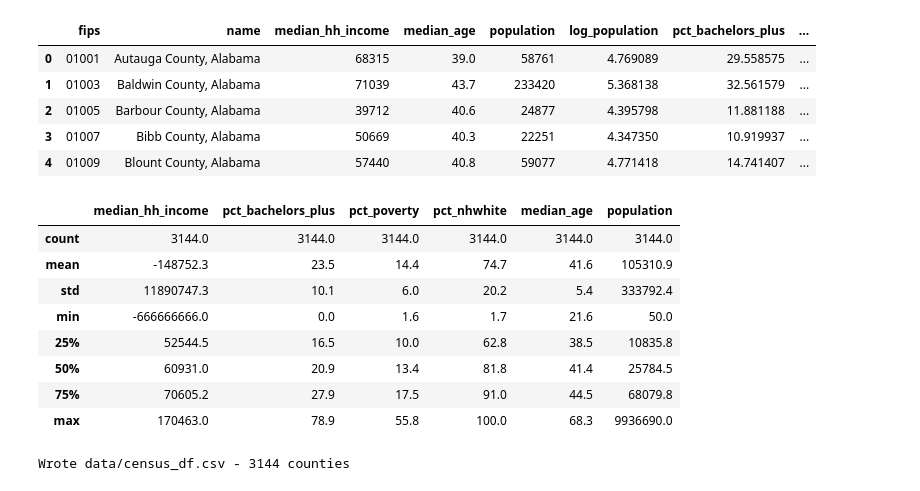
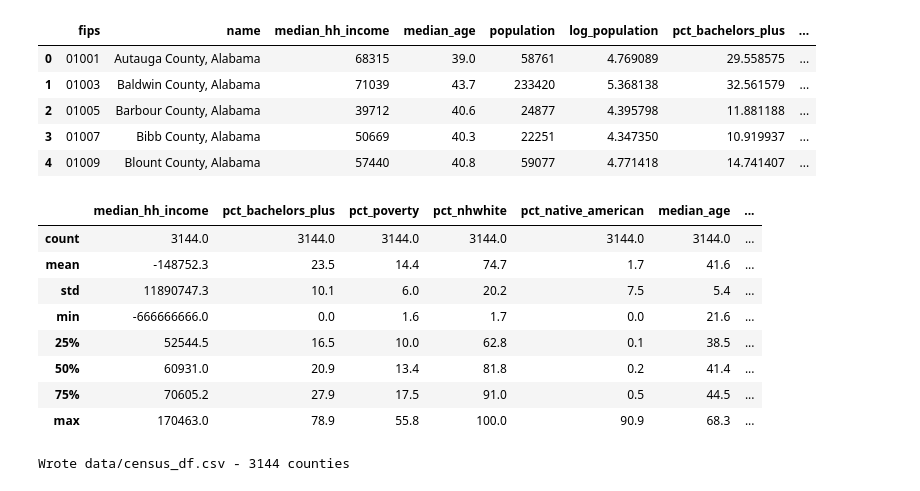
Before and after one commit to DagmarRoth/Mortality-Regression, a Jupyter notebook: 3-download-census-data.ipynb, the cells around one changed output. Cells and saved outputs as stored; diff of their text form; code cells hidden in the pictures.

```diff
--- a/3-download-census-data.ipynb
+++ b/3-download-census-data.ipynb
@@ -25,9 +25,16 @@ Key loaded: 71e9a3...a77d
 # %%
+import os
+from dotenv import load_dotenv
+load_dotenv()
+KEY = os.getenv('CENSUS_API_KEY')
+if not KEY:
+    raise ValueError('CENSUS_API_KEY not found — make sure .env exists with CENSUS_API_KEY=...')
+
 VARS = [
     'B19013_001E',                                              # median HH income
     'B15003_001E','B15003_022E','B15003_023E','B15003_024E','B15003_025E',  # education
     'B17001_001E','B17001_002E',                                # poverty
-    'B03002_001E','B03002_003E',                                # race (NH white)
+    'B03002_001E','B03002_003E','B03002_005E',                  # race (NH white, NH Native American)
     'B01002_001E',                                              # median age
     'B01003_001E',                                              # total population
 ]
@@ -69,12 +76,12 @@ raw.head()
 ### Compute derived percentages
 # %%
 census = pd.DataFrame()
-census['fips'] = raw['fips']
-census['name'] = raw['NAME']
-census['median_hh_income']     = raw['B19013_001E']
-census['median_age']           = raw['B01002_001E']
-census['population']           = raw['B01003_001E']
-census['log_population']       = np.log10(raw['B01003_001E'].clip(lower=1))
+census['fips']                = raw['fips']
+census['name']                = raw['NAME']
+census['median_hh_income']    = raw['B19013_001E']
+census['median_age']          = raw['B01002_001E']
+census['population']          = raw['B01003_001E']
+census['log_population']      = np.log10(raw['B01003_001E'].clip(lower=1))
 
 # % bachelor's or higher (of pop 25+)
 census['pct_bachelors_plus'] = (
@@ -82,9 +89,11 @@ census['pct_bachelors_plus'] = (
     / raw['B15003_001E'] * 100
 )
 # % below poverty
-census['pct_poverty'] = raw['B17001_002E'] / raw['B17001_001E'] * 100
+census['pct_poverty']         = raw['B17001_002E'] / raw['B17001_001E'] * 100
 # % non-Hispanic white
-census['pct_nhwhite'] = raw['B03002_003E'] / raw['B03002_001E'] * 100
+census['pct_nhwhite']         = raw['B03002_003E'] / raw['B03002_001E'] * 100
+# % non-Hispanic American Indian and Alaska Native
+census['pct_native_american'] = raw['B03002_005E'] / raw['B03002_001E'] * 100
 
 # Drop Puerto Rico (state FIPS 72) - CHR data is 50 states + DC only
 census = census[~census['fips'].str.startswith('72')].reset_index(drop=True)
@@ -100,18 +109,19 @@ Census rows after dropping PR: 3144
 | 4 | 01009 | Blount County, Alabama | 57440 | 40.8 | 59077 | 4.771418 | 14.741407 | ... |
 # %%
 # Sanity-check distributions
-summary_cols = ['median_hh_income','pct_bachelors_plus','pct_poverty','pct_nhwhite','median_age','population']
+summary_cols = ['median_hh_income','pct_bachelors_plus','pct_poverty',
+                'pct_nhwhite','pct_native_american','median_age','population']
 census[summary_cols].describe().round(1)
 # %% [output]
-|  | median_hh_income | pct_bachelors_plus | pct_poverty | pct_nhwhite | median_age | population |
-| count | 3144.0 | 3144.0 | 3144.0 | 3144.0 | 3144.0 | 3144.0 |
-| mean | -148752.3 | 23.5 | 14.4 | 74.7 | 41.6 | 105310.9 |
-| std | 11890747.3 | 10.1 | 6.0 | 20.2 | 5.4 | 333792.4 |
-| min | -666666666.0 | 0.0 | 1.6 | 1.7 | 21.6 | 50.0 |
-| 25% | 52544.5 | 16.5 | 10.0 | 62.8 | 38.5 | 10835.8 |
-| 50% | 60931.0 | 20.9 | 13.4 | 81.8 | 41.4 | 25784.5 |
-| 75% | 70605.2 | 27.9 | 17.5 | 91.0 | 44.5 | 68079.8 |
-| max | 170463.0 | 78.9 | 55.8 | 100.0 | 68.3 | 9936690.0 |
+|  | median_hh_income | pct_bachelors_plus | pct_poverty | pct_nhwhite | pct_native_american | median_age | ... |
+| count | 3144.0 | 3144.0 | 3144.0 | 3144.0 | 3144.0 | 3144.0 | ... |
+| mean | -148752.3 | 23.5 | 14.4 | 74.7 | 1.7 | 41.6 | ... |
+| std | 11890747.3 | 10.1 | 6.0 | 20.2 | 7.5 | 5.4 | ... |
+| min | -666666666.0 | 0.0 | 1.6 | 1.7 | 0.0 | 21.6 | ... |
+| 25% | 52544.5 | 16.5 | 10.0 | 62.8 | 0.1 | 38.5 | ... |
+| 50% | 60931.0 | 20.9 | 13.4 | 81.8 | 0.2 | 41.4 | ... |
+| 75% | 70605.2 | 27.9 | 17.5 | 91.0 | 0.5 | 44.5 | ... |
+| max | 170463.0 | 78.9 | 55.8 | 100.0 | 90.9 | 68.3 | ... |
 # %%
 os.makedirs('data', exist_ok=True)
 census.to_csv('data/census_df.csv', index=False)
```
Also changed, not shown: parts of 2 cells of this notebook, 25 other files.
